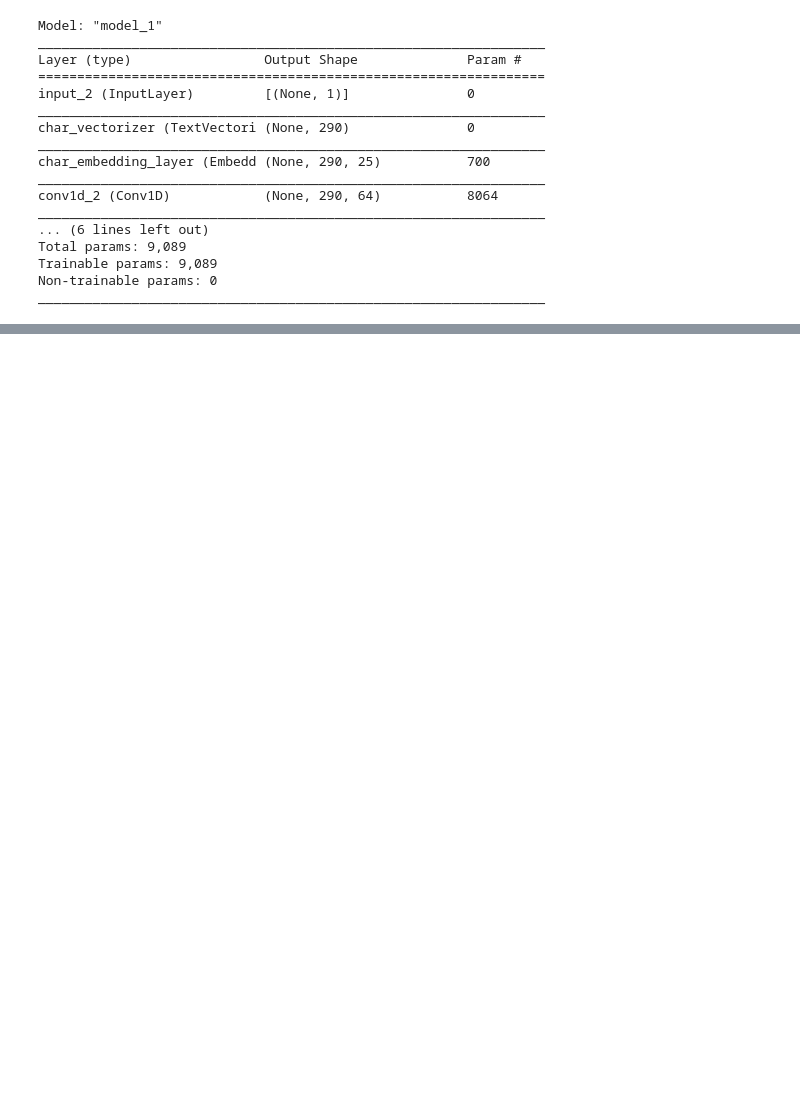
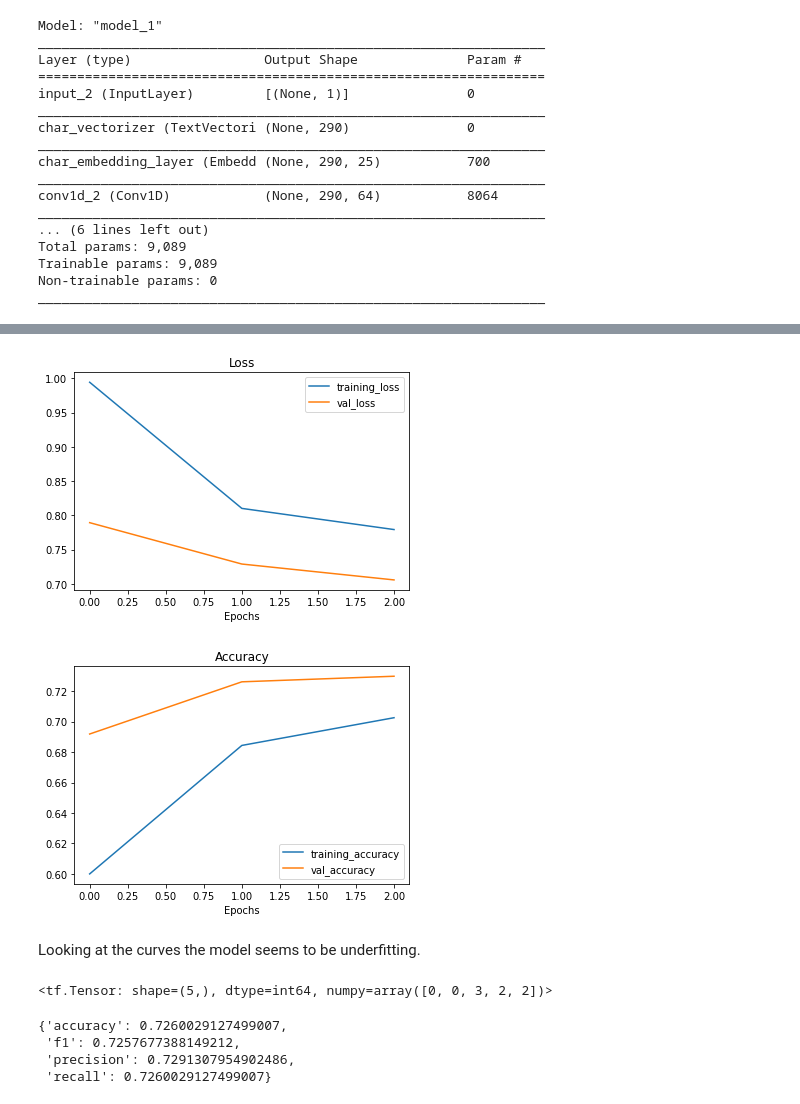
Before and after one commit to JpChii/ML-Projects, a Jupyter notebook: 09_SkimLit_milestone_project.ipynb, the cells around one changed output, grey strips where cells are left out. Drawn from its saved outputs; the diff is of its cells as text; code cells hidden in the pictures; blank space fills up the shorter version.

```diff
--- a/09_SkimLit_milestone_project.ipynb
+++ b/09_SkimLit_milestone_project.ipynb
@@ -1227,0 +1265,5 @@ model42_char =
+# %%
+# Compile the model
+model4.compile(loss=tf.keras.losses.CategoricalCrossentropy(),
+               optimizer=tf.keras.optimizers.Adam(), # Paper uses SGD but we're going with Adam
+               metrics=["accuracy"])
@@ -1227,0 +1276,17 @@ model42_char =
+# %%
+# Combine chars and tokens into a dataset
+train_token_char_data = tf.data.Dataset.from_tensor_slices((train_sentences, train_chars)) # Make features
+train_token_char_labels = tf.data.Dataset.from_tensor_slices(train_labels_one_hot) # Make label
+train_token_char_dataset = tf.data.Dataset.zip((train_token_char_data, train_token_char_labels))
+
+# Prefetch and batch train data
+train_token_char_dataset = train_token_char_dataset.batch(32).prefetch(tf.data.AUTOTUNE)
+# %%
+# For validation data
+# Combine chars and tokens into a dataset
+val_token_char_data = tf.data.Dataset.from_tensor_slices((val_sentences, val_chars)) # Make features
+val_token_char_labels = tf.data.Dataset.from_tensor_slices(val_labels_one_hot) # Make label
+val_token_char_dataset = tf.data.Dataset.zip((val_token_char_data, val_token_char_labels))
+
+# Prefetch and batch train data
+val_token_char_dataset = val_token_char_dataset.batch(32).prefetch(tf.data.AUTOTUNE)
@@ -1227,0 +1318,7 @@ model42_char =
+# %%
+# Fitting the mode
+history4 = model4.fit(train_token_char_dataset,
+                      epochs=3,
+                      steps_per_epoch=int(0.1 * len(train_token_char_dataset)),
+                      validation_data=val_token_char_dataset,
+                      validation_steps=int(0.1 * len(val_token_char_dataset)))
@@ -1227,0 +1332,26 @@ model42_char =
+# %%
+# Checkout the loss curves
+plot_loss_curves(history4)
+# %% [output]
+[figure, added]
+[figure, added]
+# %% [markdown]
+Looking at the curves the model seems to be underfitting.
+# %%
+# Make prediction probabalities
+pred_probs_model4 = model4.predict(val_token_char_dataset)
+# Make preds
+preds_model4 = tf.argmax(pred_probs_model4, axis=1)
+preds_model4[:5]
+# %% [output]
+<tf.Tensor: shape=(5,), dtype=int64, numpy=array([0, 0, 3, 2, 2])>
+# %%
+# Calculate metrics
+results_model4 = calculate_results(y_true=val_labels_encoded,
+                                   y_pred=preds_model4)
+results_model4
+# %% [output]
+{'accuracy': 0.7260029127499007,
+ 'f1': 0.7257677388149212,
+ 'precision': 0.7291307954902486,
+ 'recall': 0.7260029127499007}
```
Also changed, not shown: parts of 84 cells of this notebook.
